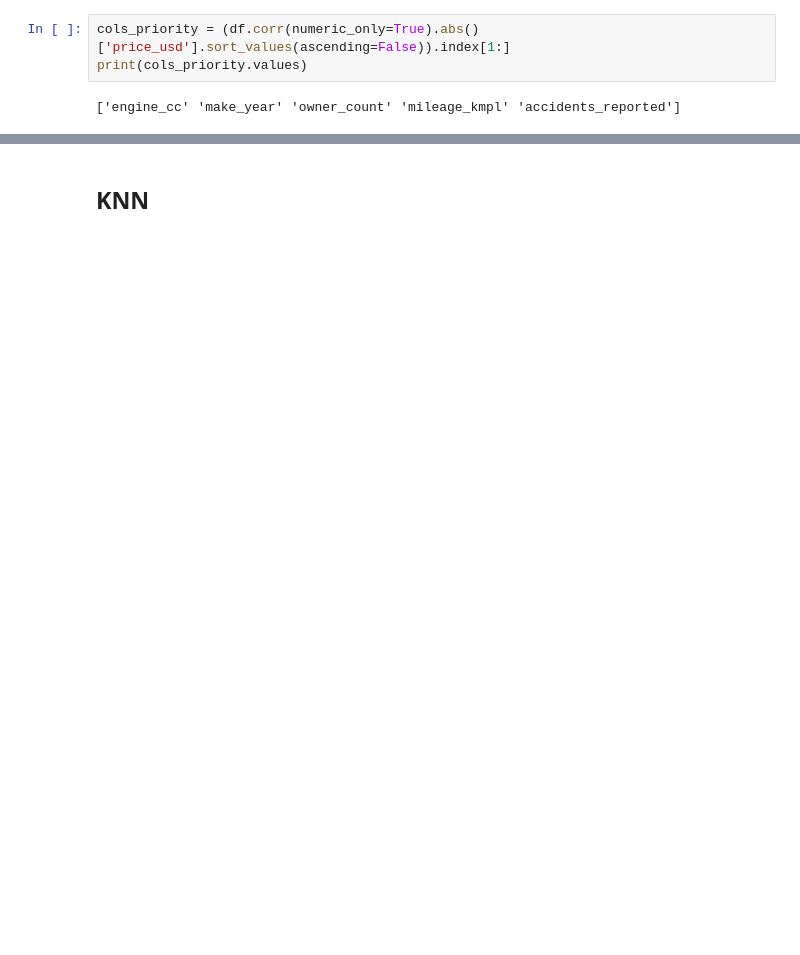
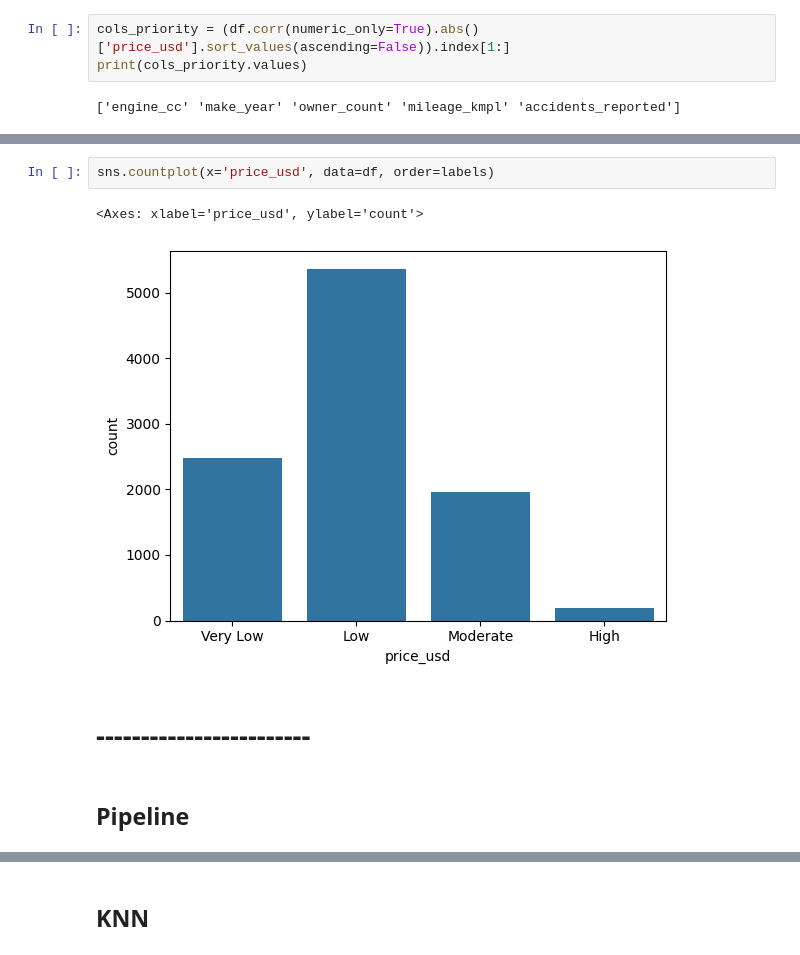
Before and after one commit to JhofredCam/Practica2_introIA, a Jupyter notebook: Proyecto.ipynb, the cells around one changed output, grey strips where cells are left out. Saved outputs shown, nothing was run; the diff lists cells and outputs as text; blank space fills up the shorter version.

```diff
--- a/Proyecto.ipynb
+++ b/Proyecto.ipynb
@@ -72,3 +130,12 @@ df.head()
 | 3 | Low | 2009 | 11.28 | 800 | Petrol | 1 | Hyundai | Manual | ... |
 | 4 | Very Low | 2005 | 12.23 | 1000 | Petrol | 2 | Nissan | Automatic | ... |
+# %%
+sns.countplot(x='price_usd', data=df, order=labels)
+# %% [output]
+<Axes: xlabel='price_usd', ylabel='count'>
+[figure, added]
+# %% [markdown]
+# ------------------------
+# %% [markdown]
+## Pipeline
 # %%
```
Also changed, not shown: parts of 15 cells of this notebook.
